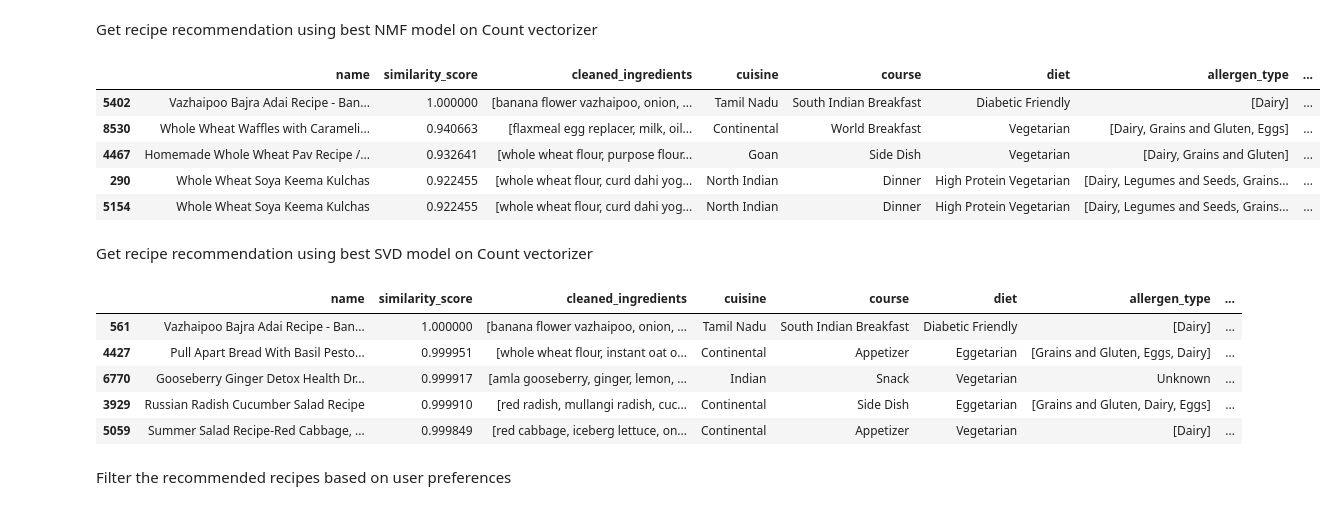
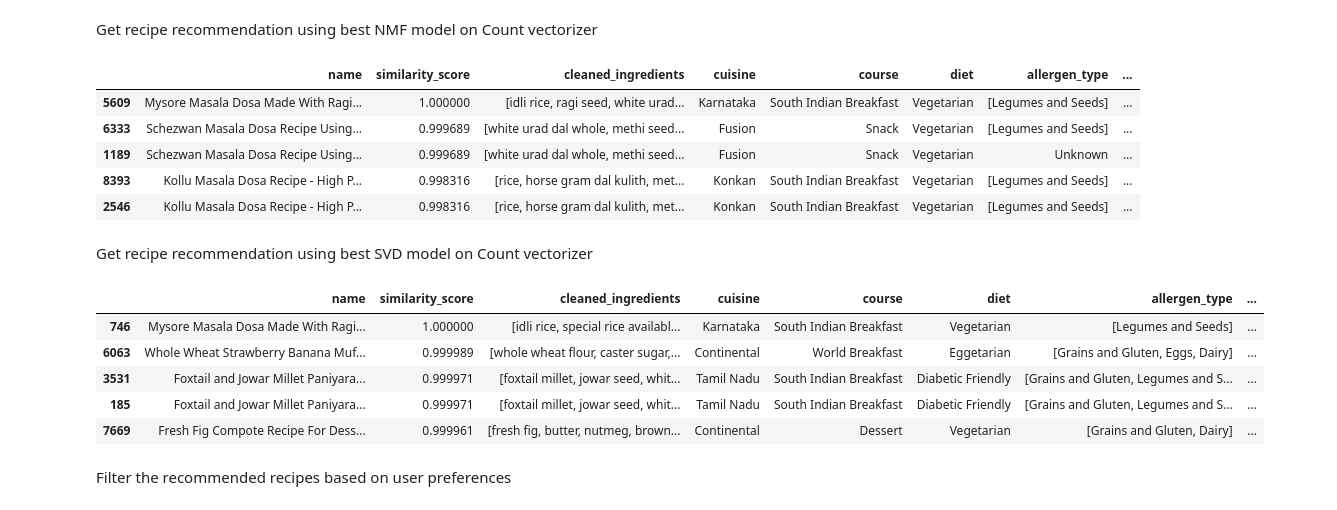
Before and after one commit to jonkerr/indian-food, a Jupyter notebook: recommendation_model.ipynb, the cells around one changed output. Cells and saved outputs as stored; diff of their text form; code cells hidden in the pictures.

```diff
--- a/recommendation_model.ipynb
+++ b/recommendation_model.ipynb
@@ -82,27 +82,27 @@ recommended_recipes_svd_tfidf
 # %% [markdown]
 Get recipe recommendation using best NMF model on Count vectorizer
 # %%
-recommended_recipes_nmf_count = get_recommendations("dosa", processed_df, 15, CountVectorizer(), NMF, 5)
+recommended_recipes_nmf_count = get_recommendations("masala dosa", processed_df, 24, CountVectorizer(), NMF, 5)
 recommended_recipes_nmf_count
 # %% [output]
 |  | name | similarity_score | cleaned_ingredients | cuisine | course | diet | allergen_type | ... |
-| 5402 | Vazhaipoo Bajra Adai Recipe - Ban... | 1.000000 | [banana flower vazhaipoo, onion, ... | Tamil Nadu | South Indian Breakfast | Diabetic Friendly | [Dairy] | ... |
-| 8530 | Whole Wheat Waffles with Carameli... | 0.940663 | [flaxmeal egg replacer, milk, oil... | Continental | World Breakfast | Vegetarian | [Dairy, Grains and Gluten, Eggs] | ... |
-| 4467 | Homemade Whole Wheat Pav Recipe /... | 0.932641 | [whole wheat flour, purpose flour... | Goan | Side Dish | Vegetarian | [Dairy, Grains and Gluten] | ... |
-| 290 | Whole Wheat Soya Keema Kulchas | 0.922455 | [whole wheat flour, curd dahi yog... | North Indian | Dinner | High Protein Vegetarian | [Dairy, Legumes and Seeds, Grains... | ... |
-| 5154 | Whole Wheat Soya Keema Kulchas | 0.922455 | [whole wheat flour, curd dahi yog... | North Indian | Dinner | High Protein Vegetarian | [Dairy, Legumes and Seeds, Grains... | ... |
+| 5609 | Mysore Masala Dosa Made With Ragi... | 1.000000 | [idli rice, ragi seed, white urad... | Karnataka | South Indian Breakfast | Vegetarian | [Legumes and Seeds] | ... |
+| 6333 | Schezwan Masala Dosa Recipe Using... | 0.999689 | [white urad dal whole, methi seed... | Fusion | Snack | Vegetarian | [Legumes and Seeds] | ... |
+| 1189 | Schezwan Masala Dosa Recipe Using... | 0.999689 | [white urad dal whole, methi seed... | Fusion | Snack | Vegetarian | Unknown | ... |
+| 8393 | Kollu Masala Dosa Recipe - High P... | 0.998316 | [rice, horse gram dal kulith, met... | Konkan | South Indian Breakfast | Vegetarian | [Legumes and Seeds] | ... |
+| 2546 | Kollu Masala Dosa Recipe - High P... | 0.998316 | [rice, horse gram dal kulith, met... | Konkan | South Indian Breakfast | Vegetarian | [Legumes and Seeds] | ... |
 # %% [markdown]
 Get recipe recommendation using best SVD model on Count vectorizer
 # %%
-recommended_recipes_svd_count = get_recommendations("dosa", processed_df, 3, CountVectorizer(), TruncatedSVD, 5)
+recommended_recipes_svd_count = get_recommendations("masala dosa", processed_df, 3, CountVectorizer(), TruncatedSVD, 5)
 recommended_recipes_svd_count
 # %% [output]
 |  | name | similarity_score | cleaned_ingredients | cuisine | course | diet | allergen_type | ... |
-| 561 | Vazhaipoo Bajra Adai Recipe - Ban... | 1.000000 | [banana flower vazhaipoo, onion, ... | Tamil Nadu | South Indian Breakfast | Diabetic Friendly | [Dairy] | ... |
-| 4427 | Pull Apart Bread With Basil Pesto... | 0.999951 | [whole wheat flour, instant oat o... | Continental | Appetizer | Eggetarian | [Grains and Gluten, Eggs, Dairy] | ... |
-| 6770 | Gooseberry Ginger Detox Health Dr... | 0.999917 | [amla gooseberry, ginger, lemon, ... | Indian | Snack | Vegetarian | Unknown | ... |
-| 3929 | Russian Radish Cucumber Salad Recipe | 0.999910 | [red radish, mullangi radish, cuc... | Continental | Side Dish | Eggetarian | [Grains and Gluten, Dairy, Eggs] | ... |
-| 5059 | Summer Salad Recipe-Red Cabbage, ... | 0.999849 | [red cabbage, iceberg lettuce, on... | Continental | Appetizer | Vegetarian | [Dairy] | ... |
+| 746 | Mysore Masala Dosa Made With Ragi... | 1.000000 | [idli rice, special rice availabl... | Karnataka | South Indian Breakfast | Vegetarian | [Legumes and Seeds] | ... |
+| 6063 | Whole Wheat Strawberry Banana Muf... | 0.999989 | [whole wheat flour, caster sugar,... | Continental | World Breakfast | Eggetarian | [Grains and Gluten, Eggs, Dairy] | ... |
+| 3531 | Foxtail and Jowar Millet Paniyara... | 0.999971 | [foxtail millet, jowar seed, whit... | Tamil Nadu | South Indian Breakfast | Diabetic Friendly | [Grains and Gluten, Legumes and S... | ... |
+| 185 | Foxtail and Jowar Millet Paniyara... | 0.999971 | [foxtail millet, jowar seed, whit... | Tamil Nadu | South Indian Breakfast | Diabetic Friendly | [Grains and Gluten, Legumes and S... | ... |
+| 7669 | Fresh Fig Compote Recipe For Dess... | 0.999961 | [fresh fig, butter, nutmeg, brown... | Continental | Dessert | Vegetarian | [Grains and Gluten, Dairy] | ... |
 # %% [markdown]
 Filter the recommended recipes based on user preferences
 # %%
```
Also changed, not shown: parts of 12 cells of this notebook, 5 other files.
